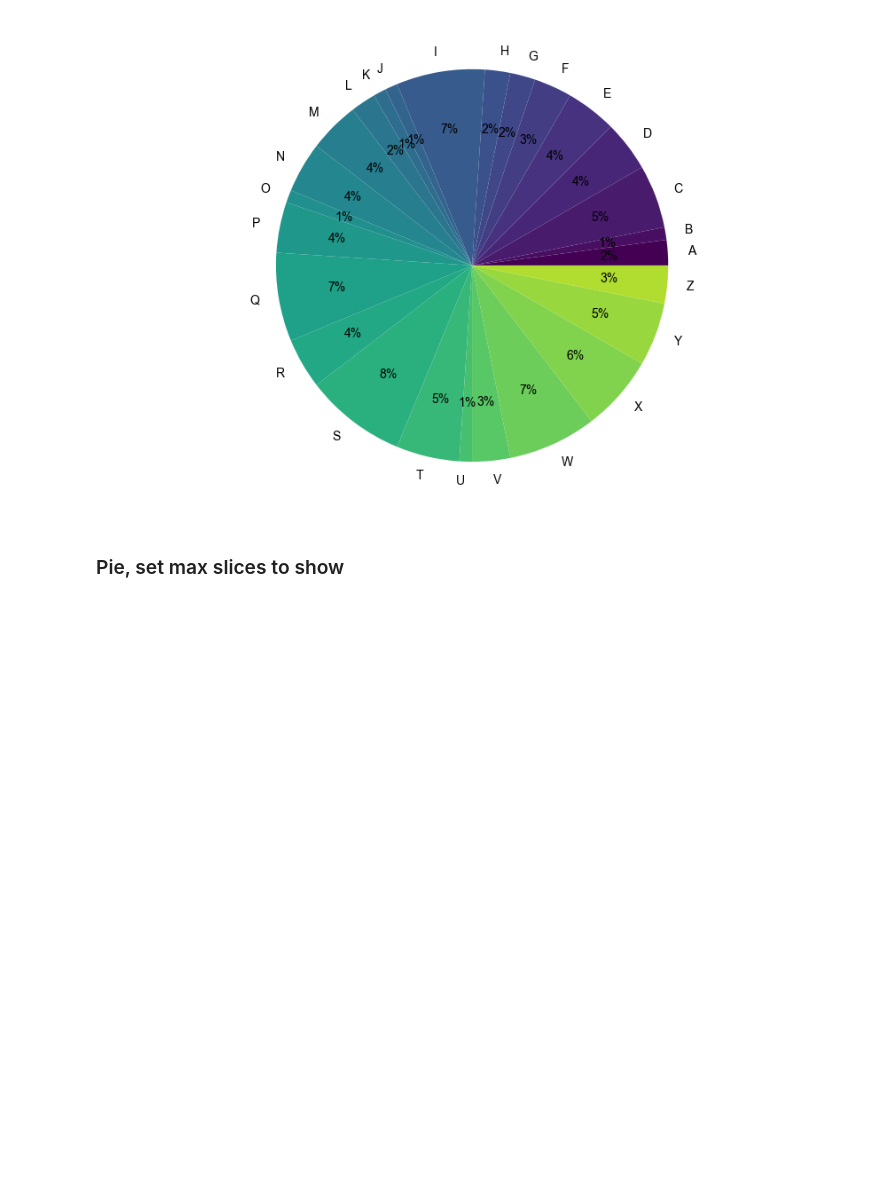
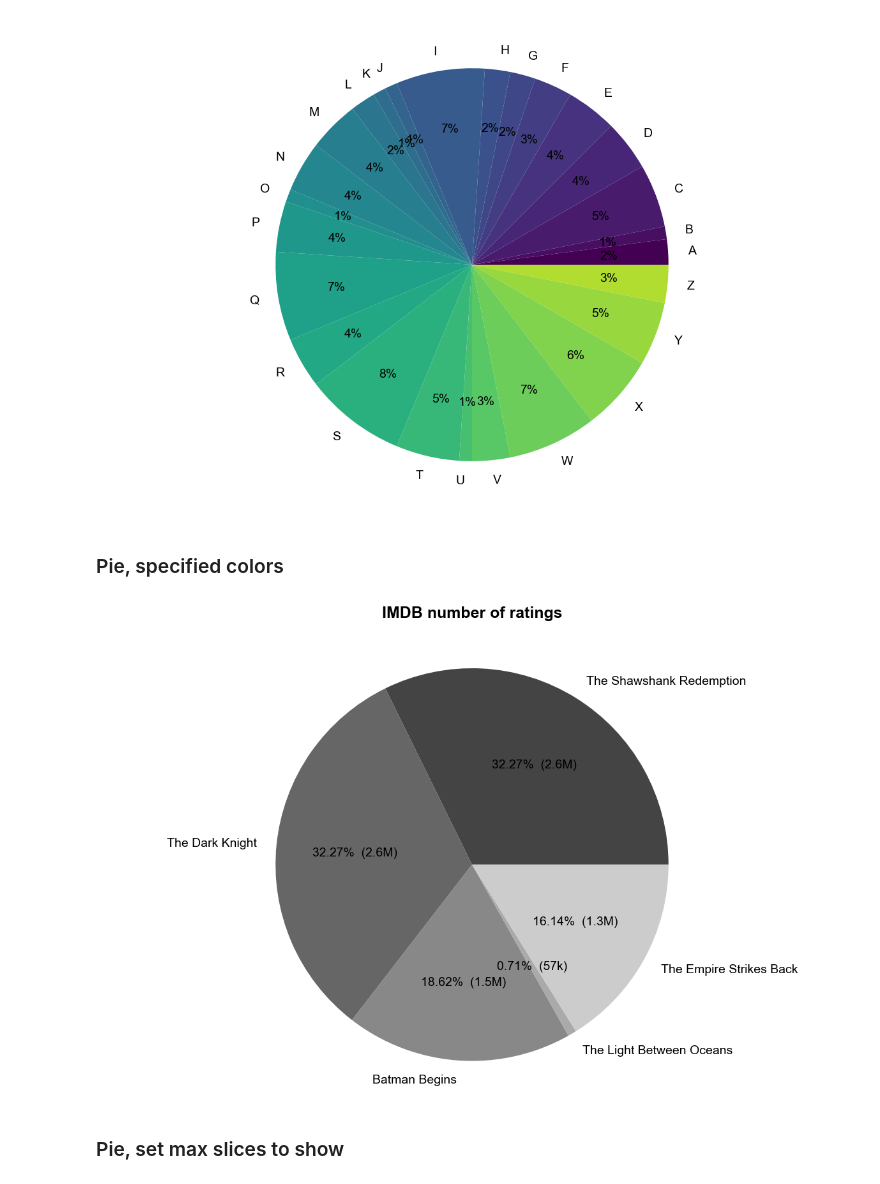
Before and after one commit to jhagelback/customized_chart, a Jupyter notebook: Examples.ipynb, the cells around one changed output. Saved outputs shown, nothing was run; the diff lists cells and outputs as text; code cells hidden in the pictures; blank space fills up the shorter version.

Commit message:
Version 0.1.8: Added functionality for specifying colors

```diff
--- a/Examples.ipynb
+++ b/Examples.ipynb
@@ -90,6 +90,18 @@ pie_chart(letters, opts={
 })
 # %% [output]
 [figure]
+# %% [markdown]
+### Pie, specified colors
+# %%
+pie_chart(movies, {
+    "title": "IMDB number of ratings",
+    "shadow": False,
+    "percent_format": "pct-2",
+    "value_format": "prefix",
+    "cmap": ["#444444", "#666666", "#888888", "#AAAAAA", "#CCCCCC"],
+})
+# %% [output]
+[figure, added]
 # %% [markdown]
 ### Pie, set max slices to show
 # %%
```
Also changed, not shown: parts of 3 cells of this notebook, 3 other files.
